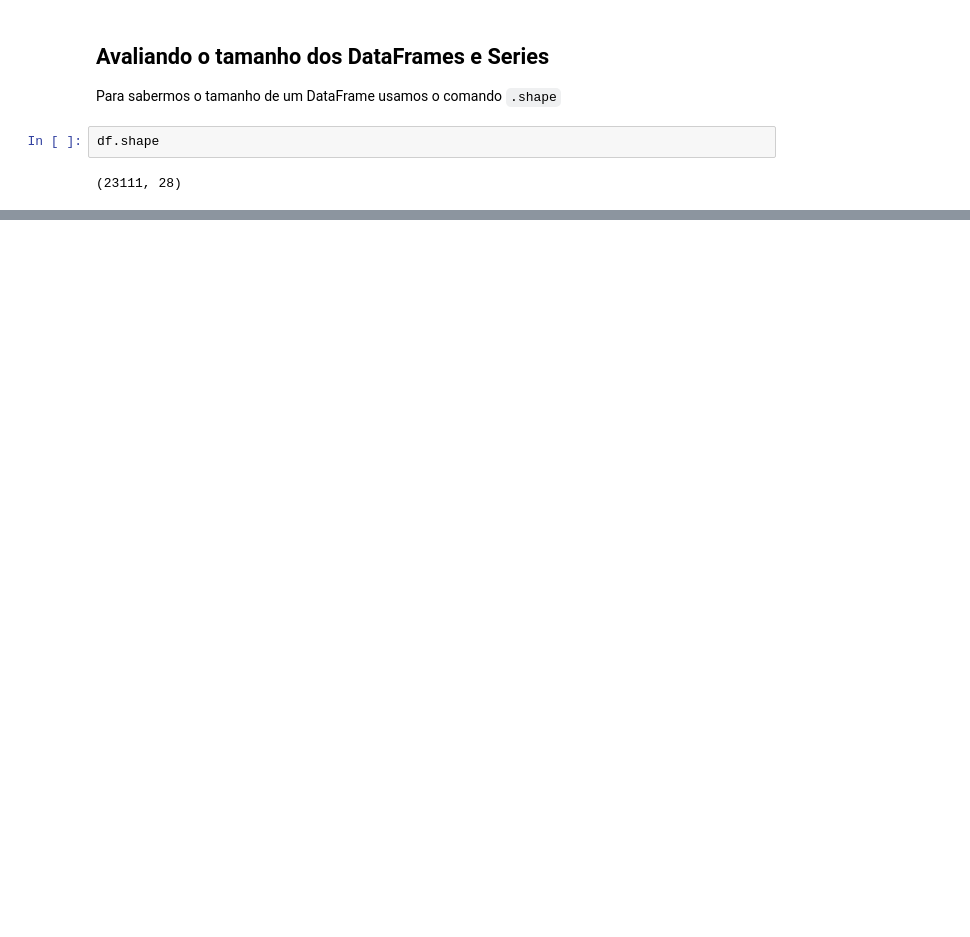
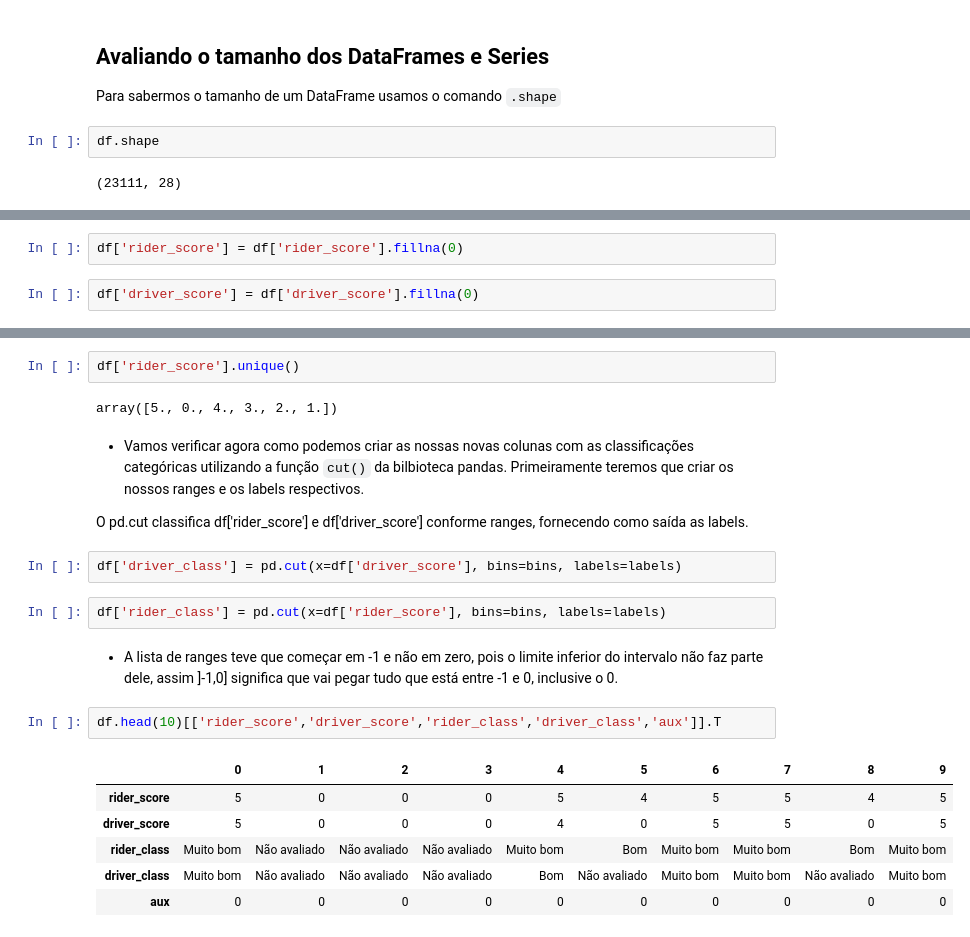
Before and after one commit to jupotratz/Python_BI_Master, a Jupyter notebook: Talks/Turmas 2020-2021/Talk_8.ipynb, the cells around one changed output, grey strips where cells are left out. Cells and saved outputs as stored; diff of their text form; blank space fills up the shorter version.

```diff
--- a/Talks/Turmas 2020-2021/Talk_8.ipynb
+++ b/Talks/Turmas 2020-2021/Talk_8.ipynb
@@ -561,0 +668,4 @@ df.shape
+# %%
+df['rider_score'] = df['rider_score'].fillna(0)
+# %%
+df['driver_score'] = df['driver_score'].fillna(0)
@@ -561,0 +678,23 @@ df.shape
+# %%
+df['rider_score'].unique()
+# %% [output]
+array([5., 0., 4., 3., 2., 1.])
+# %% [markdown]
+- Vamos verificar agora como podemos criar as nossas novas colunas com as classificações categóricas utilizando a função <code>cut()</code> da bilbioteca pandas. Primeiramente teremos que criar os nossos ranges e os labels respectivos.
+
+O pd.cut classifica df['rider_score'] e df['driver_score'] conforme ranges, fornecendo como saída as labels.
+# %%
+df['driver_class'] = pd.cut(x=df['driver_score'], bins=bins, labels=labels)
+# %%
+df['rider_class'] = pd.cut(x=df['rider_score'], bins=bins, labels=labels)
+# %% [markdown]
+- A lista de ranges teve que começar em -1 e não em zero, pois o limite inferior do intervalo não faz parte dele, assim ]-1,0] significa que vai pegar tudo que está entre -1 e 0, inclusive o 0.
+# %%
+df.head(10)[['rider_score','driver_score','rider_class','driver_class','aux']].T
+# %% [output]
+|  | 0 | 1 | 2 | 3 | 4 | 5 | 6 | 7 | 8 | 9 |
+| rider_score | 5 | 0 | 0 | 0 | 5 | 4 | 5 | 5 | 4 | 5 |
+| driver_score | 5 | 0 | 0 | 0 | 4 | 0 | 5 | 5 | 0 | 5 |
+| rider_class | Muito bom | Não avaliado | Não avaliado | Não avaliado | Muito bom | Bom | Muito bom | Muito bom | Bom | Muito bom |
+| driver_class | Muito bom | Não avaliado | Não avaliado | Não avaliado | Bom | Não avaliado | Muito bom | Muito bom | Não avaliado | Muito bom |
+| aux | 0 | 0 | 0 | 0 | 0 | 0 | 0 | 0 | 0 | 0 |
```
Also changed, not shown: parts of 32 cells of this notebook.
